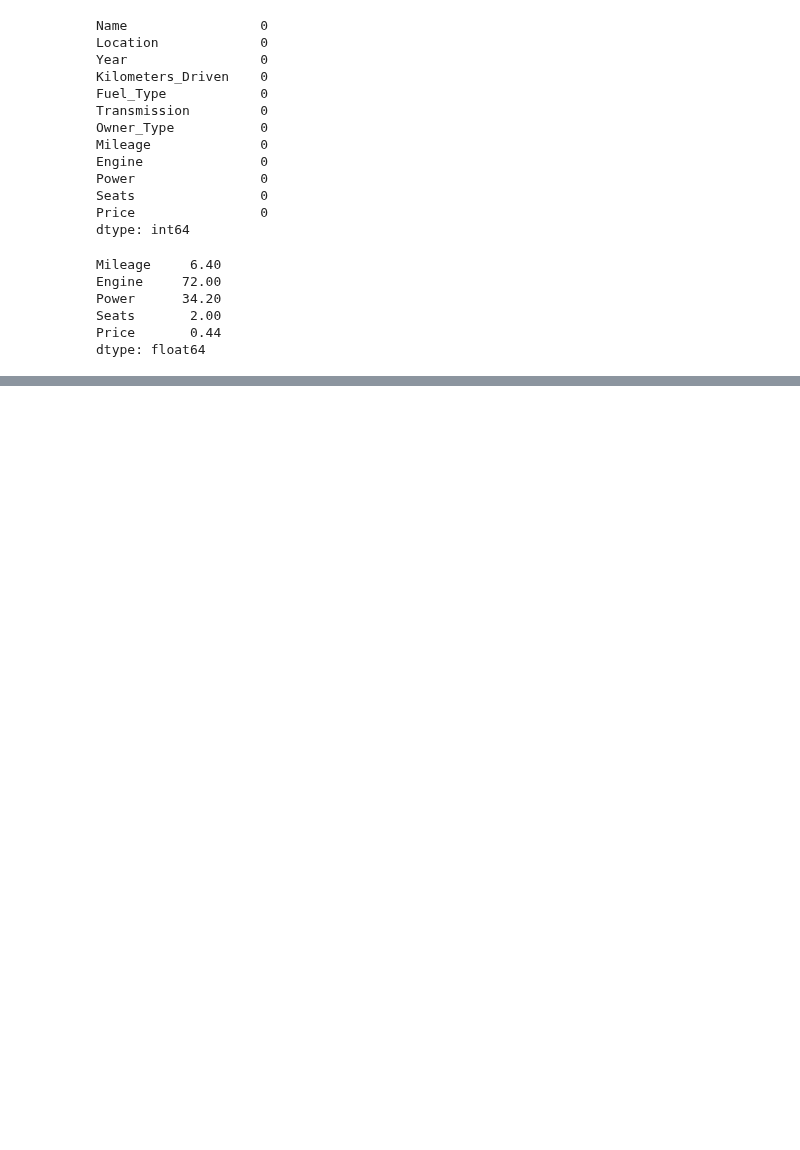
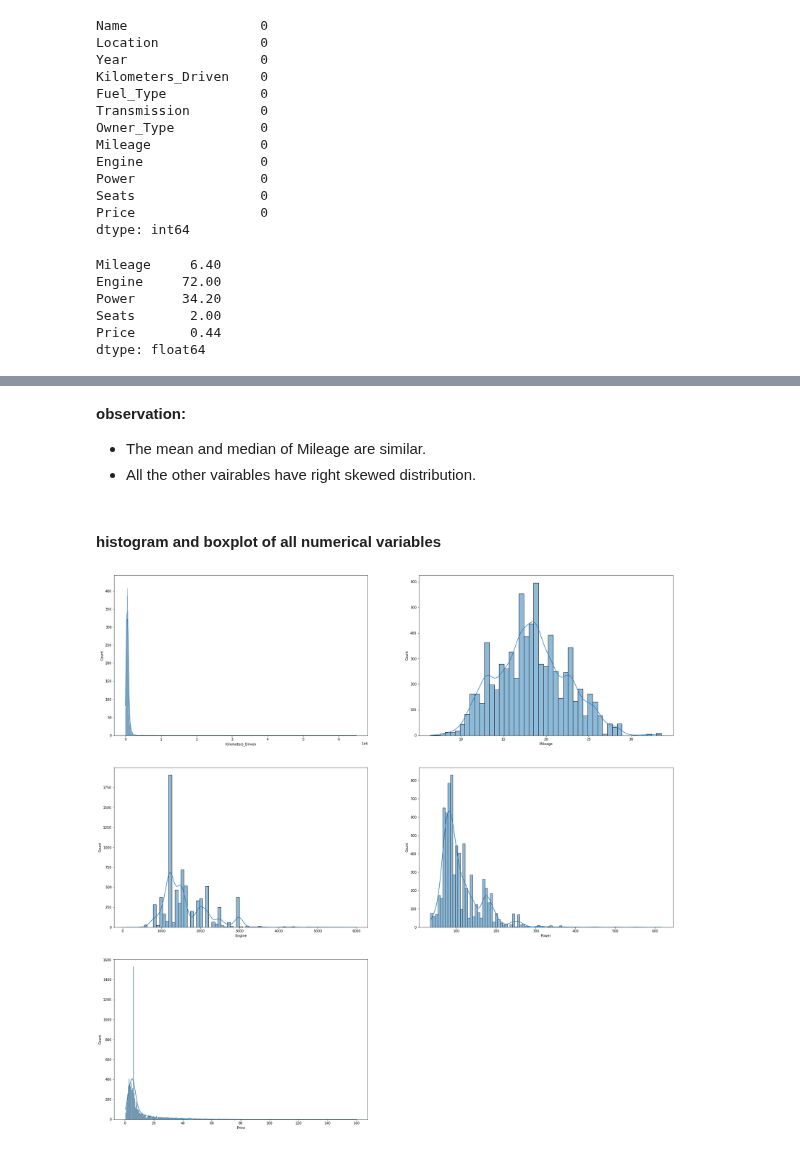
Before and after one commit to liangym2014/Data-science-and-machine-learning, a Jupyter notebook: 2.Cars4U_Project_Solution_Yanming.ipynb, the cells around one changed output, grey strips where cells are left out. Cells and saved outputs as stored; diff of their text form; code cells hidden in the pictures; blank space fills up the shorter version.

```diff
--- a/2.Cars4U_Project_Solution_Yanming.ipynb
+++ b/2.Cars4U_Project_Solution_Yanming.ipynb
@@ -329,5 +321,5 @@ df.head()
 # %%
-categorical_columns = ['Location', 'Year', 'Fuel_Type', 'Transmission', 'Owner_Type', 'Brand_Name', 'Model_Name']
+categorical_columns = ['Location', 'Year', 'Fuel_Type', 'Transmission', 'Owner_Type', 'Seats', 'Brand_Name', 'Model_Name']
 for col in categorical_columns:
     df[col] = df[col].astype('category')
 # %%
@@ -357,6 +351,3 @@ memory usage: 480.2 KB
 phase3 = df.copy()   # delete !!!!!!!!!!!!!!!!!!!!!!!!!!!!!!!!!!!!!!!!!!!!!!!!!!
 # %%
 df = phase3.copy() # categorical variables. separate brand name and model name. delete !!!!!!!!!!!!!!!!!!!!!!!!!!!!!!!!!!!!!!!!!!!!!!!!!!
-# %%
-for col in categorical_columns:
-    print('number of unique values in column ' + col + ': ' + str(df[col].nunique()))
@@ -370,0 +383,15 @@ number of unique values in column Model_Name: 2041
+# %% [markdown]
+**observation:**
+- The mean and median of Mileage are similar.
+- All the other vairables have right skewed distribution.
+# %% [markdown]
+#### histogram and boxplot of all numerical variables
+# %%
+numerical_columns = [col for col in df.columns if col not in categorical_columns]     # generate numercial_columns
+
+plt.figure(figsize = (30, 30))     # histogram for numercial variables
+for i, col in enumerate(numerical_columns):
+    plt.subplot(3, 2, i + 1)
+    sns.histplot(df[col], kde = True)
+# %% [output]
+[figure, added]
```
Also changed, not shown: parts of 26 cells of this notebook.
